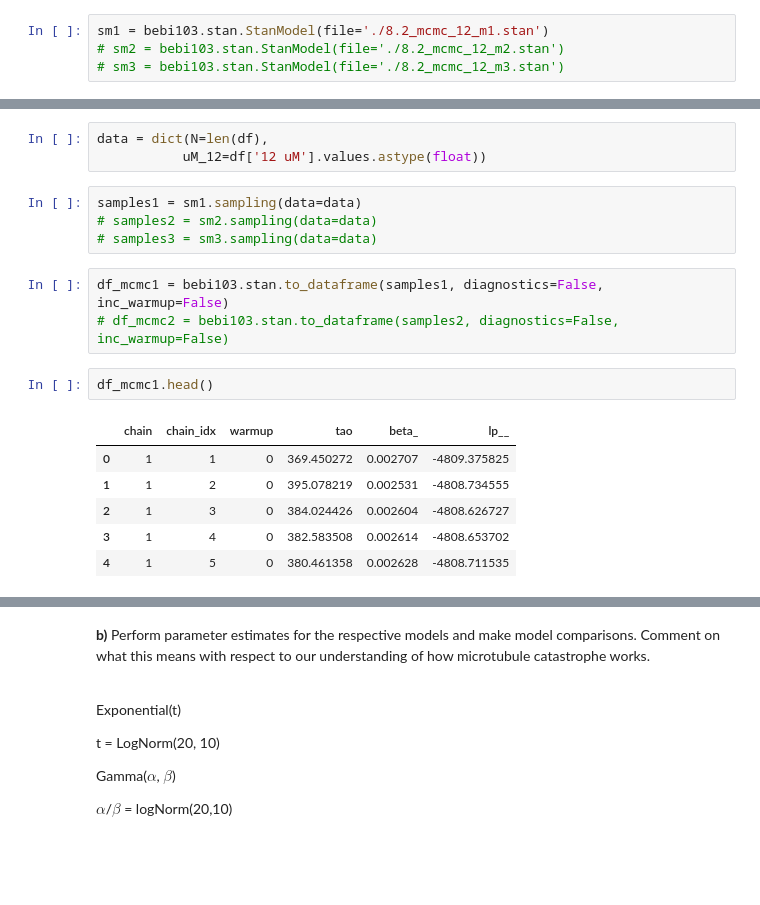
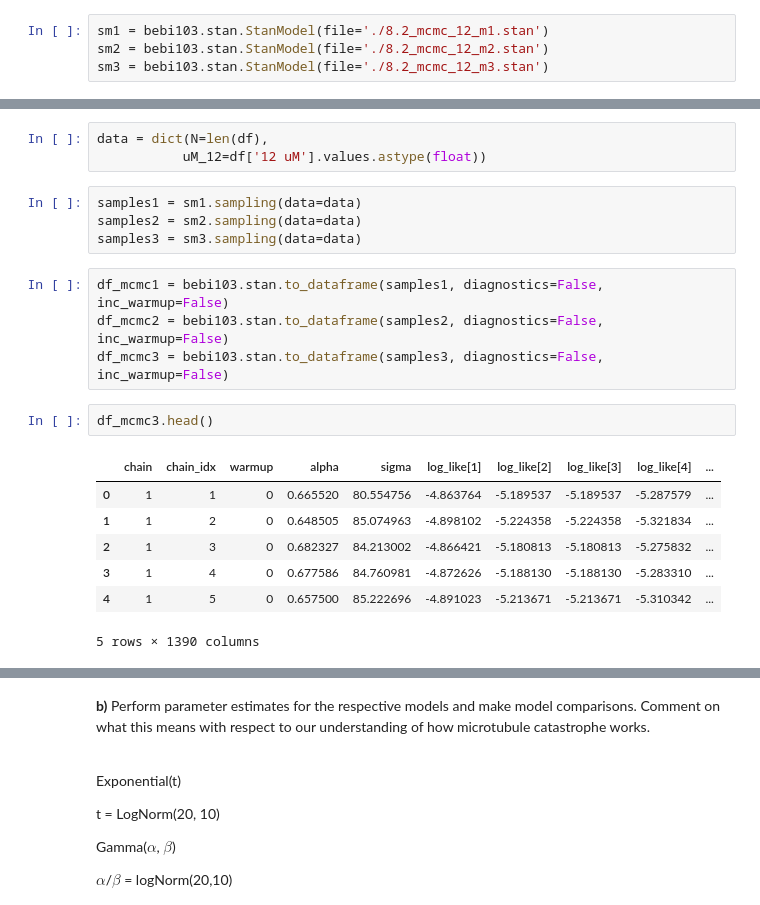
Before and after one commit to heathjohn62/bebi103, a Jupyter notebook: sandbox/hw8_MariaSandbox.ipynb, the cells around one changed output, grey strips where cells are left out. Saved outputs shown, nothing was run; the diff lists cells and outputs as text; blank space fills up the shorter version.

```diff
--- a/sandbox/hw8_MariaSandbox.ipynb
+++ b/sandbox/hw8_MariaSandbox.ipynb
@@ -98,6 +98,6 @@ bokeh.io.show(p)
 [interactive output not drawn]
 # %%
 sm1 = bebi103.stan.StanModel(file='./8.2_mcmc_12_m1.stan')
-# sm2 = bebi103.stan.StanModel(file='./8.2_mcmc_12_m2.stan')
-# sm3 = bebi103.stan.StanModel(file='./8.2_mcmc_12_m3.stan')
+sm2 = bebi103.stan.StanModel(file='./8.2_mcmc_12_m2.stan')
+sm3 = bebi103.stan.StanModel(file='./8.2_mcmc_12_m3.stan')
 # %% [output]
@@ -107,17 +109,19 @@ data = dict(N=len(df),
            uM_12=df['12 uM'].values.astype(float))
 # %%
 samples1 = sm1.sampling(data=data)
-# samples2 = sm2.sampling(data=data)
-# samples3 = sm3.sampling(data=data)
+samples2 = sm2.sampling(data=data)
+samples3 = sm3.sampling(data=data)
 # %%
 df_mcmc1 = bebi103.stan.to_dataframe(samples1, diagnostics=False, inc_warmup=False)
-# df_mcmc2 = bebi103.stan.to_dataframe(samples2, diagnostics=False, inc_warmup=False)
+df_mcmc2 = bebi103.stan.to_dataframe(samples2, diagnostics=False, inc_warmup=False)
+df_mcmc3 = bebi103.stan.to_dataframe(samples3, diagnostics=False, inc_warmup=False)
 # %%
-df_mcmc1.head()
+df_mcmc3.head()
 # %% [output]
-|  | chain | chain_idx | warmup | tao | beta_ | lp__ |
-| 0 | 1 | 1 | 0 | 369.450272 | 0.002707 | -4809.375825 |
-| 1 | 1 | 2 | 0 | 395.078219 | 0.002531 | -4808.734555 |
-| 2 | 1 | 3 | 0 | 384.024426 | 0.002604 | -4808.626727 |
-| 3 | 1 | 4 | 0 | 382.583508 | 0.002614 | -4808.653702 |
-| 4 | 1 | 5 | 0 | 380.461358 | 0.002628 | -4808.711535 |
+|  | chain | chain_idx | warmup | alpha | sigma | log_like[1] | log_like[2] | log_like[3] | log_like[4] | ... |
+| 0 | 1 | 1 | 0 | 0.665520 | 80.554756 | -4.863764 | -5.189537 | -5.189537 | -5.287579 | ... |
+| 1 | 1 | 2 | 0 | 0.648505 | 85.074963 | -4.898102 | -5.224358 | -5.224358 | -5.321834 | ... |
+| 2 | 1 | 3 | 0 | 0.682327 | 84.213002 | -4.866421 | -5.180813 | -5.180813 | -5.275832 | ... |
+| 3 | 1 | 4 | 0 | 0.677586 | 84.760981 | -4.872626 | -5.188130 | -5.188130 | -5.283310 | ... |
+| 4 | 1 | 5 | 0 | 0.657500 | 85.222696 | -4.891023 | -5.213671 | -5.213671 | -5.310342 | ... |
+5 rows × 1390 columns
```
Also changed, not shown: parts of 3 cells of this notebook, 3 other files.
